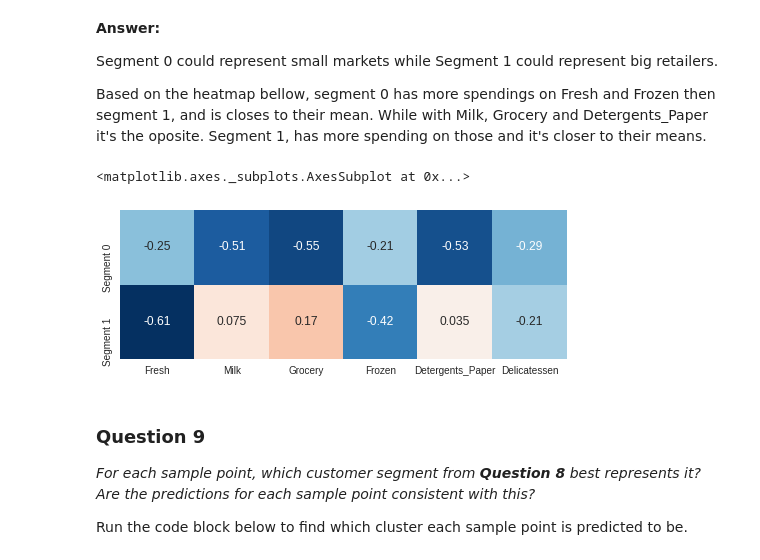
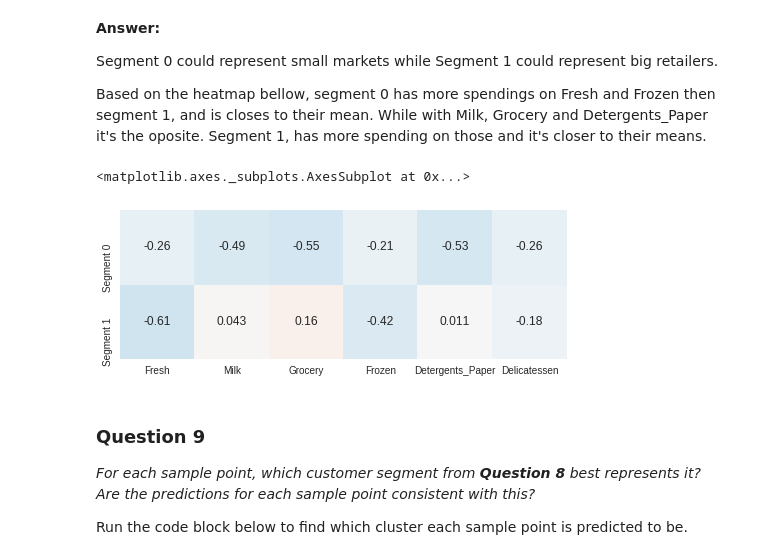
Before and after one commit to prosanes/machine-learning, a Jupyter notebook: projects/customer_segments/customer_segments.ipynb, the cells around one changed output. Cells and saved outputs as stored; diff of their text form; code cells hidden in the pictures.

```diff
--- a/projects/customer_segments/customer_segments.ipynb
+++ b/projects/customer_segments/customer_segments.ipynb
@@ -436,12 +405,12 @@ In the code block below, you will need to implement the following:
 from sklearn.mixture import GMM
 from sklearn.metrics import silhouette_score
 
-def clusterer_score(n_components=2):
+def clusterer_score(data, n_components=2):
     # TODO: Apply your clustering algorithm of choice to the reduced data
-    clusterer = GMM(random_state=0, n_components=n_components).fit(reduced_data)
+    clusterer = GMM(random_state=0, n_components=n_components).fit(data)
 
     # TODO: Predict the cluster for each data point
-    preds = clusterer.predict(reduced_data)
+    preds = clusterer.predict(data)
 
     # TODO: Find the cluster centers
     centers = clusterer.means_
@@ -450,17 +419,31 @@ def clusterer_score(n_components=2):
     sample_preds = clusterer.predict(pca_samples)
 
     # TODO: Calculate the mean silhouette coefficient for the number of clusters chosen
-    score = silhouette_score(reduced_data, preds)
+    score = silhouette_score(data, preds)
     return score, clusterer
 
+print "\nFor data with outliers included"
 for i in range(2,10):
-    score, _ = clusterer_score(i)
+    score, _ = clusterer_score(reduced_full_data, i)
     print "{} clusters create a score of {}".format(i, score)
 
-score, clusterer = clusterer_score(2)
-centers = clusterer.means_
-preds = clusterer.predict(reduced_data)
+# full_data
+score, clusterer = clusterer_score(reduced_full_data, 3)
+full_data_centers = clusterer.means_
+full_data_preds = clusterer.predict(reduced_full_data)
 sample_preds = clusterer.predict(pca_samples)
+print full_data_centers
 
-print centers
+print '\nFor data with outliers removed'
+for i in range(2,10):
+    score, _ = clusterer_score(reduced_good_data, i)
+    print "{} clusters create a score of {}".format(i, score)
+
+
+# good_data
+score, clusterer = clusterer_score(reduced_good_data, 2)
+good_data_centers = clusterer.means_
+good_data_preds = clusterer.predict(reduced_good_data)
+sample_preds = clusterer.predict(pca_samples)
+print good_data_centers
 # %% [output]
@@ -498,13 +493,13 @@ In the code block below, you will need to implement the following:
  - Apply the inverse function of `np.log` to `log_centers` using `np.exp` and assign the true centers to `true_centers`.
 # %%
 # TODO: Inverse transform the centers
-log_centers = pca.inverse_transform(centers)
+log_centers = pca.inverse_transform(good_data_centers)
 
 # TODO: Exponentiate the centers
 true_centers = np.exp(log_centers)
 
 # Display the true centers
-segments = ['Segment {}'.format(i) for i in range(0,len(centers))]
+segments = ['Segment {}'.format(i) for i in range(0,len(good_data_centers))]
 true_centers = pd.DataFrame(np.round(true_centers), columns = data.keys())
 true_centers.index = segments
 display(true_centers)
@@ -537,10 +532,13 @@ Based on the heatmap bellow, segment 0 has more spendings on Fresh and Frozen th
 # %%
 import seaborn as sns
 
-sns.heatmap((true_centers-data.mean())/data.std(ddof=1), annot=True, cbar=False, square=True)
+def std_score(points):
+    return (points-data.mean())/data.std(ddof=1)
+
+sns.heatmap(std_score(true_centers), vmin=-1, vmax=3, annot=True, cbar=False, square=True)
 # %% [output]
 <matplotlib.axes._subplots.AxesSubplot at 0x...>
-[figure, old version]
+[figure, new version]
 # %% [markdown]
 ### Question 9
 *For each sample point, which customer segment from* ***Question 8*** *best represents it? Are the predictions for each sample point consistent with this?*
```
Also changed, not shown: parts of 30 cells of this notebook, 1 other file.
